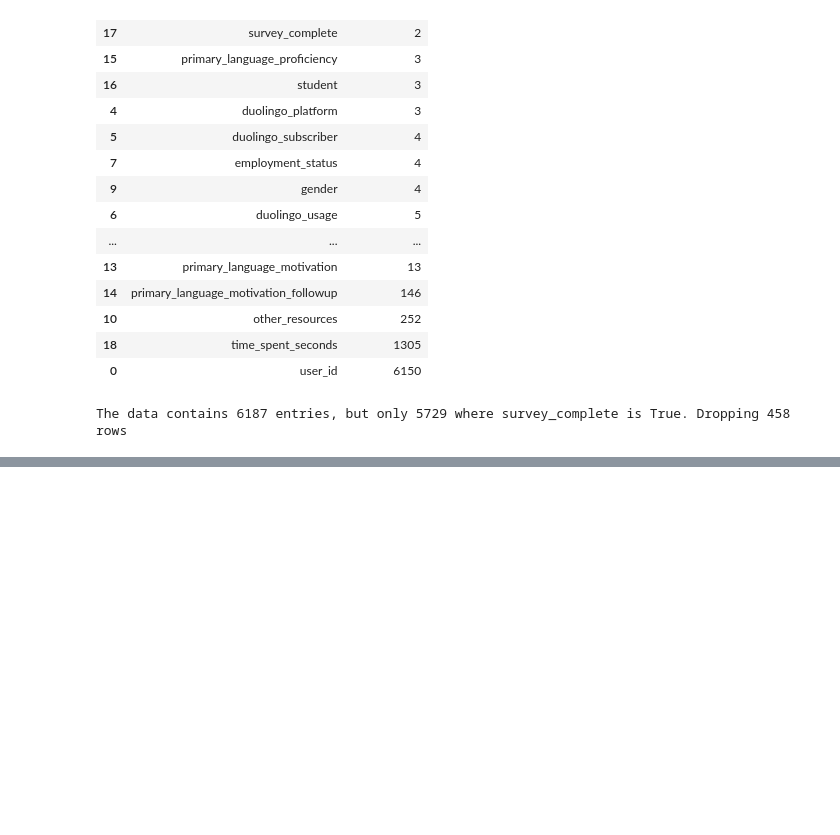
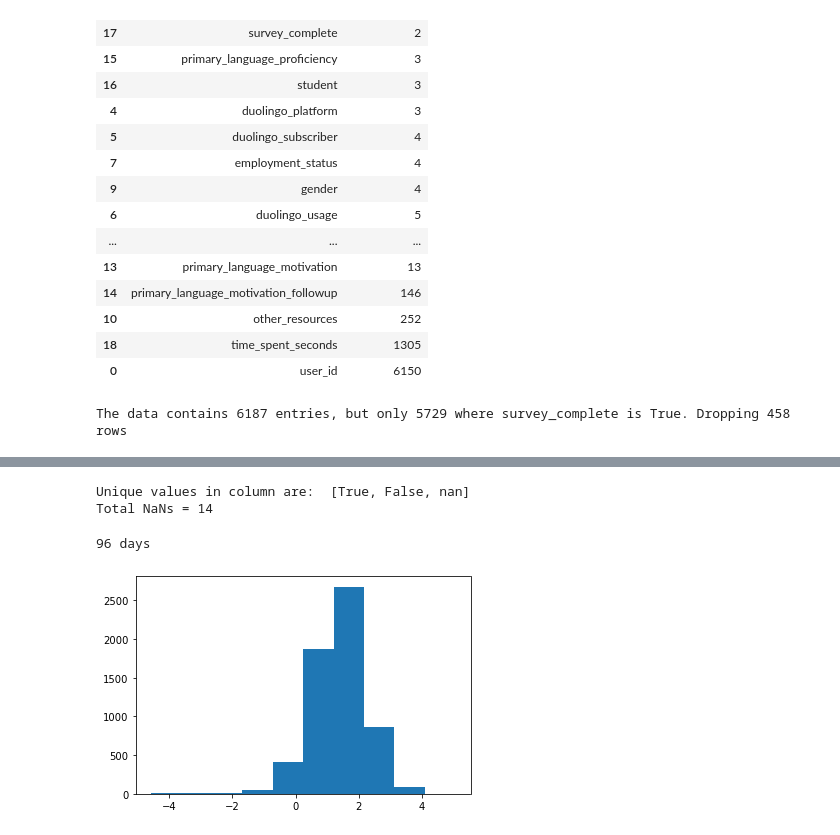
Before and after one commit to eamonoflamancha/duolingo, a Jupyter notebook: Notebooks/DataCleaning.ipynb, the cells around one changed output, grey strips where cells are left out. Saved outputs shown, nothing was run; the diff lists cells and outputs as text; code cells hidden in the pictures; blank space fills up the shorter version.

Commit message:
Start Clustering

```diff
--- a/Notebooks/DataCleaning.ipynb
+++ b/Notebooks/DataCleaning.ipynb
@@ -157,0 +198,33 @@ Categories (5, object): ['I don't use Duolingo' < 'Less than once a month' < 'Mo
+# %%
+df_app = df_app_raw.copy()
+# %%
+column_to_check = 'took_placement_test'
+print('Unique values in column are: ', [x for x in df_app[column_to_check].unique()])
+print('Total NaNs = {}'.format(df_app[column_to_check].isnull().sum()))
+# %% [output]
+Unique values in column are:  [True, False, nan]
+Total NaNs = 14
+# %%
+#Fill NaN's and change column types as needed
+df_app['took_placement_test'].fillna('False', inplace=True)
+df_app['took_placement_test'] = df_app['took_placement_test'].astype('bool')
+# %%
+# calculated columns
+df_app['has_daily_goal'] = np.where(df_app['daily_goal'] > 0, True, False)
+# %%
+start_date = np.datetime64('2018-08-01')
+end_date = np.datetime64('2018-11-05')
+print(end_date - start_date)
+#anything longer, the data must be wrong
+# %% [output]
+96 days
+# %%
+df_app['n_active_days'] = np.where(df_app['n_active_days'] > 97, 97, df_app['n_active_days'])
+df_app['pct_days_active'] = df_app['n_active_days']/97
+df_app['lessons_per_day'] = df_app['n_lessons_started']/df_app['n_active_days']
+df_app['log_lessons_per_day'] = np.log(df_app['lessons_per_day'])
+# %%
+plt.hist(df_app['log_lessons_per_day'])
+plt.show()
+# %% [output]
+[figure, added]
```
Also changed, not shown: parts of 18 cells of this notebook, 1 other file.
